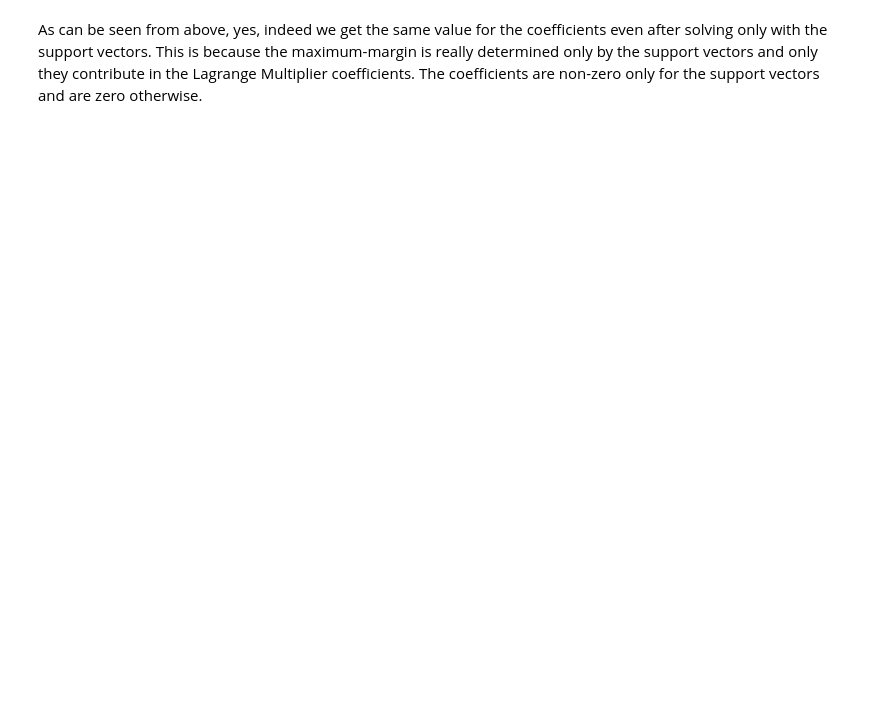
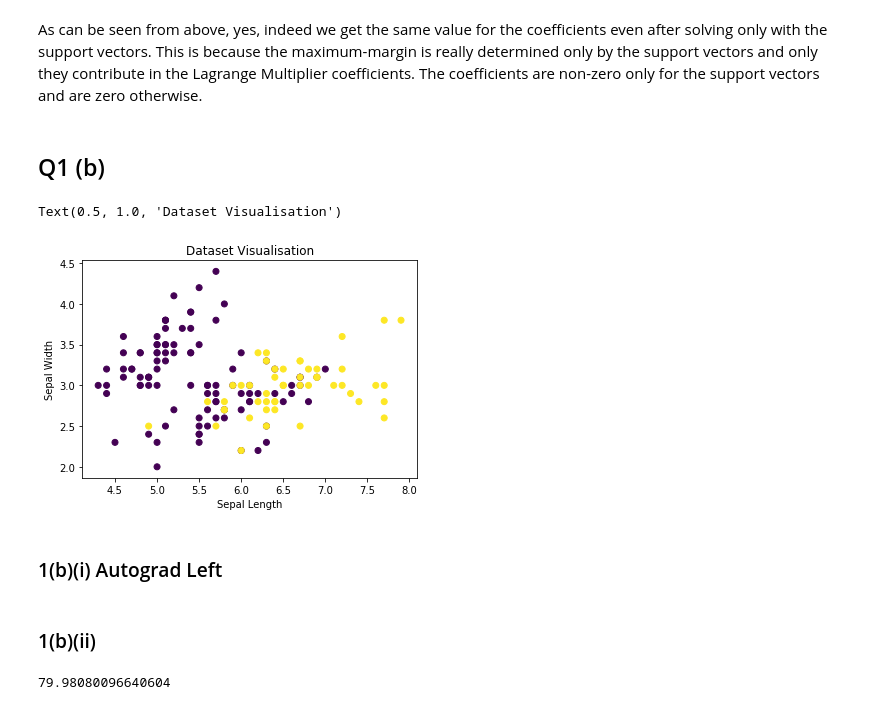
Before and after one commit to sdeepaknarayanan/Machine-Learning, a Jupyter notebook: Assignment 7/HW7_Q1_16110142.ipynb, the cells around one changed output. Saved outputs shown, nothing was run; the diff lists cells and outputs as text; code cells hidden in the pictures; blank space fills up the shorter version.

```diff
--- a/Assignment 7/HW7_Q1_16110142.ipynb
+++ b/Assignment 7/HW7_Q1_16110142.ipynb
@@ -143,2 +174,41 @@ w.value,bias.value
 # %% [markdown]
 As can be seen from above, yes, indeed we get the same value for the coefficients even after solving only with the support vectors. This is because the maximum-margin is really determined only by the support vectors and only they contribute in the Lagrange Multiplier coefficients. The coefficients are non-zero only for the support vectors and are zero otherwise.
+# %% [markdown]
+## Q1 (b)
+# %%
+dataset = load_iris()
+df = pd.DataFrame()
+df['SL'] = dataset['data'][:,0]
+df['SW'] = dataset['data'][:,1]
+new = [-1]*150
+new[100:] = [1]*50
+df['Class']=new
+X = np.array(df[['SL','SW']])
+y = np.array(df['Class'])
+plt.scatter(df['SL'],df['SW'],c=df['Class'])
+plt.ylabel('Sepal Width')
+plt.xlabel('Sepal Length')
+plt.title('Dataset Visualisation')
+# %% [output]
+Text(0.5, 1.0, 'Dataset Visualisation')
+[figure, added]
+# %% [markdown]
+### 1(b)(i) Autograd Left
+# %% [markdown]
+### 1(b)(ii)
+# %%
+w = cp.Variable(2)
+bias = cp.Variable()
+e = cp.Variable(150)
+C=0.1
+objective = cp.Minimize(0.5/C*cp.norm(w,p=2)**2+cp.norm(e)**2)
+const = []
+for i in range(len(X)):
+    const+=[
+        y[i]*(X[i]*w+bias)>=1-e[i],
+        e[i]>=0
+    ]
+prob = cp.Problem(objective,constraints=const)
+prob.solve()
+# %% [output]
+79.98080096640604
```
Also changed, not shown: parts of 14 cells of this notebook.
